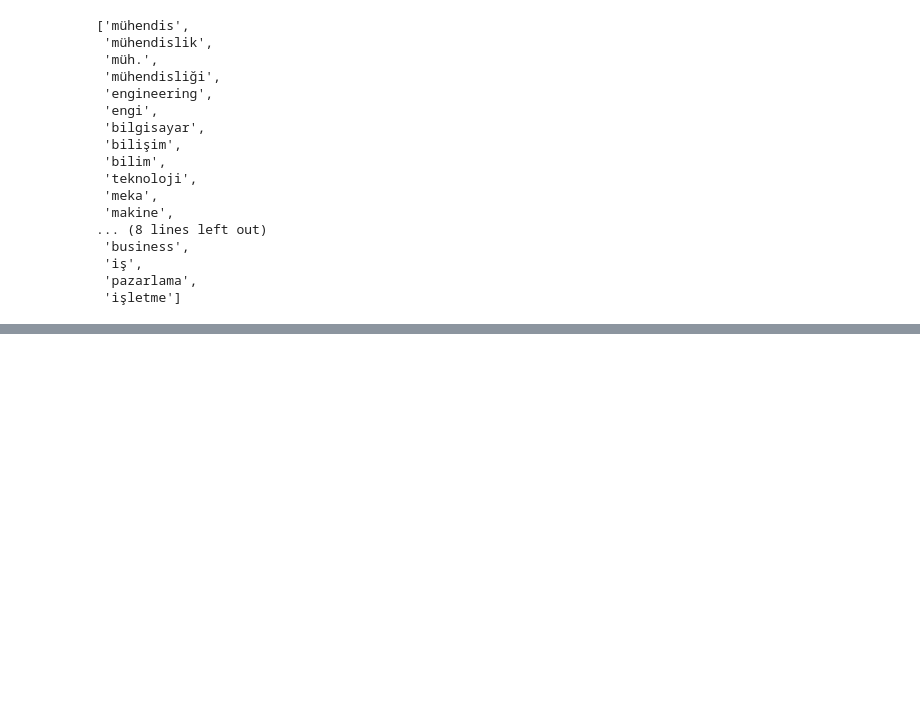
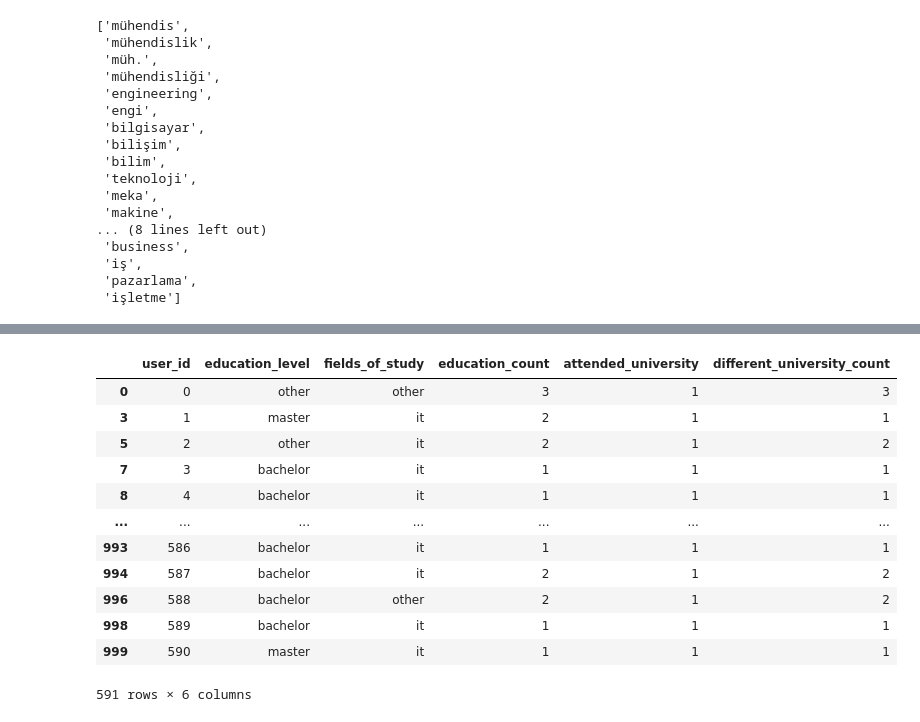
Before and after one commit to feyzijan/GarantiDatathon, a Jupyter notebook: prep_education.ipynb, the cells around one changed output, grey strips where cells are left out. Saved outputs shown, nothing was run; the diff lists cells and outputs as text; code cells hidden in the pictures; blank space fills up the shorter version.

```diff
--- a/prep_education.ipynb
+++ b/prep_education.ipynb
@@ -261,3 +285,19 @@ data
+# %%
+data
+# %% [output]
+|  | user_id | education_level | fields_of_study | education_count | attended_university | different_university_count |
+| 0 | 0 | other | other | 3 | 1 | 3 |
+| 3 | 1 | master | it | 2 | 1 | 1 |
+| 5 | 2 | other | it | 2 | 1 | 2 |
+| 7 | 3 | bachelor | it | 1 | 1 | 1 |
+| 8 | 4 | bachelor | it | 1 | 1 | 1 |
+| ... | ... | ... | ... | ... | ... | ... |
+| 993 | 586 | bachelor | it | 1 | 1 | 1 |
+| 994 | 587 | bachelor | it | 2 | 1 | 2 |
+| 996 | 588 | bachelor | other | 2 | 1 | 2 |
+| 998 | 589 | bachelor | it | 1 | 1 | 1 |
+| 999 | 590 | master | it | 1 | 1 | 1 |
+591 rows × 6 columns
 # %%
 # Save the data
 data.to_csv("PreparedData/education.csv", index=False)
```
Also changed, not shown: parts of 13 cells of this notebook, 2 other files.
